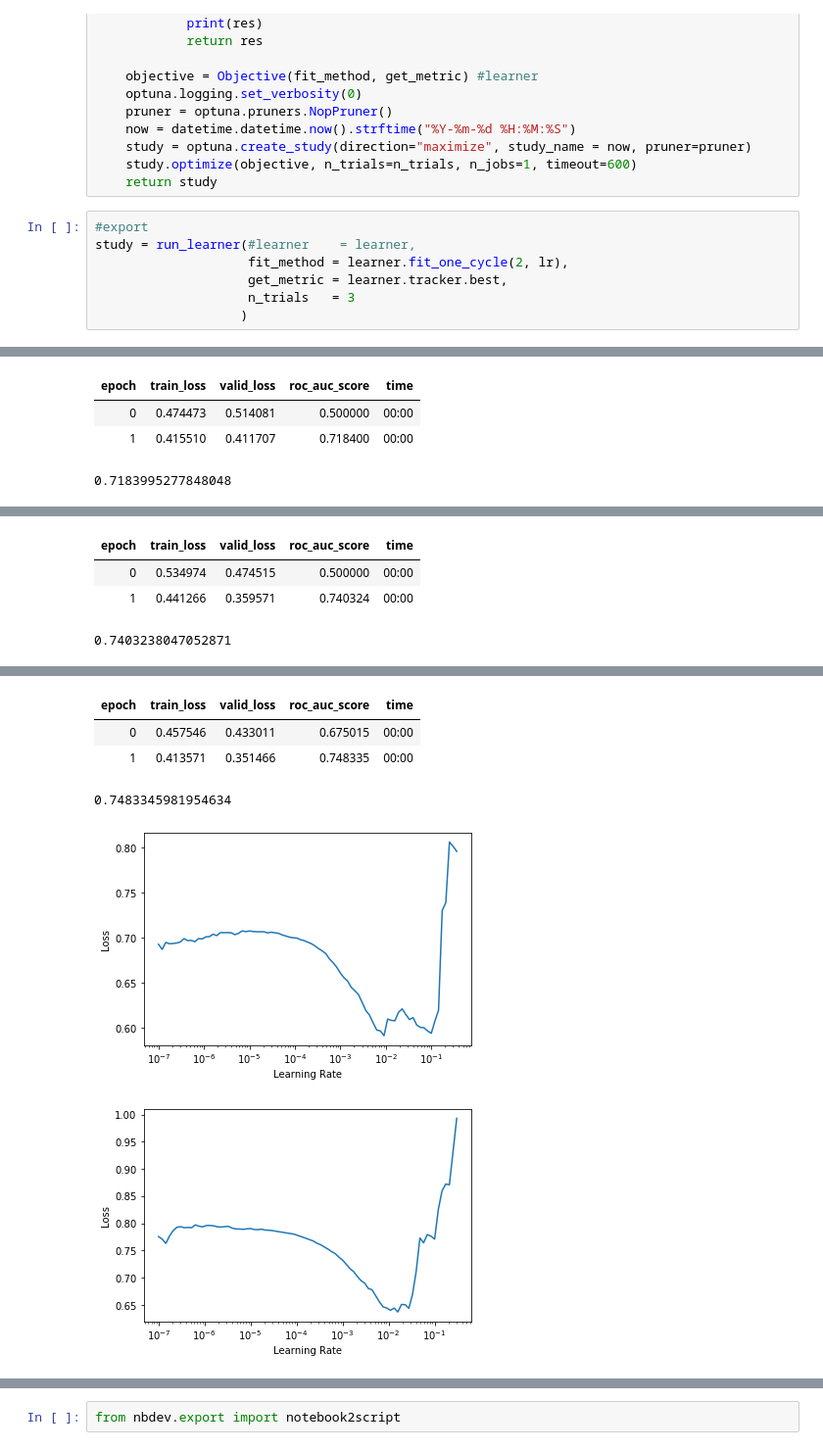
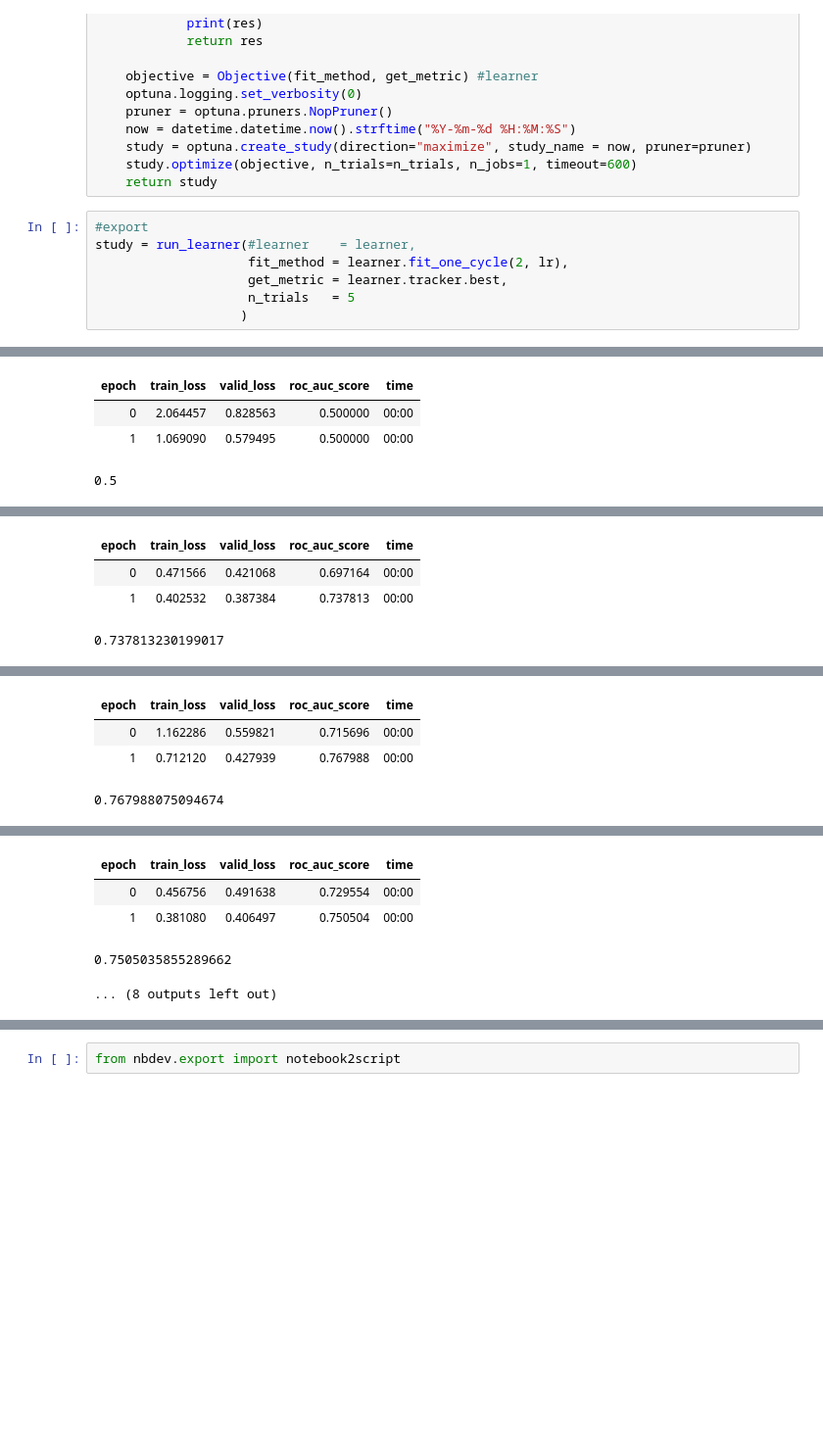
Before and after one commit to gilad-rubin/hypster, a Jupyter notebook: 04_tabular_api.ipynb, the cells around one changed output, grey strips where cells are left out. Shown at 98% size. Cells and saved outputs as stored; diff of their text form; blank space fills up the shorter version.

```diff
--- a/04_tabular_api.ipynb
+++ b/04_tabular_api.ipynb
@@ -229,25 +229,23 @@ def run_learner(fit_method, get_metric, n_trials=5): #learner
 # %%
 #export
 study = run_learner(#learner    = learner,
                     fit_method = learner.fit_one_cycle(2, lr),
                     get_metric = learner.tracker.best,
-                    n_trials   = 3
+                    n_trials   = 5
                    )
 # %% [output]
 [interactive output not drawn]
 | epoch | train_loss | valid_loss | roc_auc_score | time |
-| 0 | 0.474473 | 0.514081 | 0.500000 | 00:00 |
-| 1 | 0.415510 | 0.411707 | 0.718400 | 00:00 |
+| 0 | 2.064457 | 0.828563 | 0.500000 | 00:00 |
+| 1 | 1.069090 | 0.579495 | 0.500000 | 00:00 |
-0.7183995277848048
+0.5
 [interactive output not drawn]
 | epoch | train_loss | valid_loss | roc_auc_score | time |
-| 0 | 0.534974 | 0.474515 | 0.500000 | 00:00 |
-| 1 | 0.441266 | 0.359571 | 0.740324 | 00:00 |
+| 0 | 0.471566 | 0.421068 | 0.697164 | 00:00 |
+| 1 | 0.402532 | 0.387384 | 0.737813 | 00:00 |
-0.7403238047052871
+0.737813230199017
 [interactive output not drawn]
 | epoch | train_loss | valid_loss | roc_auc_score | time |
-| 0 | 0.457546 | 0.433011 | 0.675015 | 00:00 |
-| 1 | 0.413571 | 0.351466 | 0.748335 | 00:00 |
+| 0 | 1.162286 | 0.559821 | 0.715696 | 00:00 |
+| 1 | 0.712120 | 0.427939 | 0.767988 | 00:00 |
-0.7483345981954634
+0.767988075094674
-[figure, removed]
-[figure, removed]
@@ -255,3 +253,8 @@ study = run_learner(#learner    = learner,
+| epoch | train_loss | valid_loss | roc_auc_score | time |
+| 0 | 0.456756 | 0.491638 | 0.729554 | 00:00 |
+| 1 | 0.381080 | 0.406497 | 0.750504 | 00:00 |
+0.7505035855289662
+... (8 outputs left out)
 # %%
 #export
 print("Number of finished trials: {}".format(len(study.trials)))
```
Also changed, not shown: parts of 5 cells of this notebook, 8 other files.
